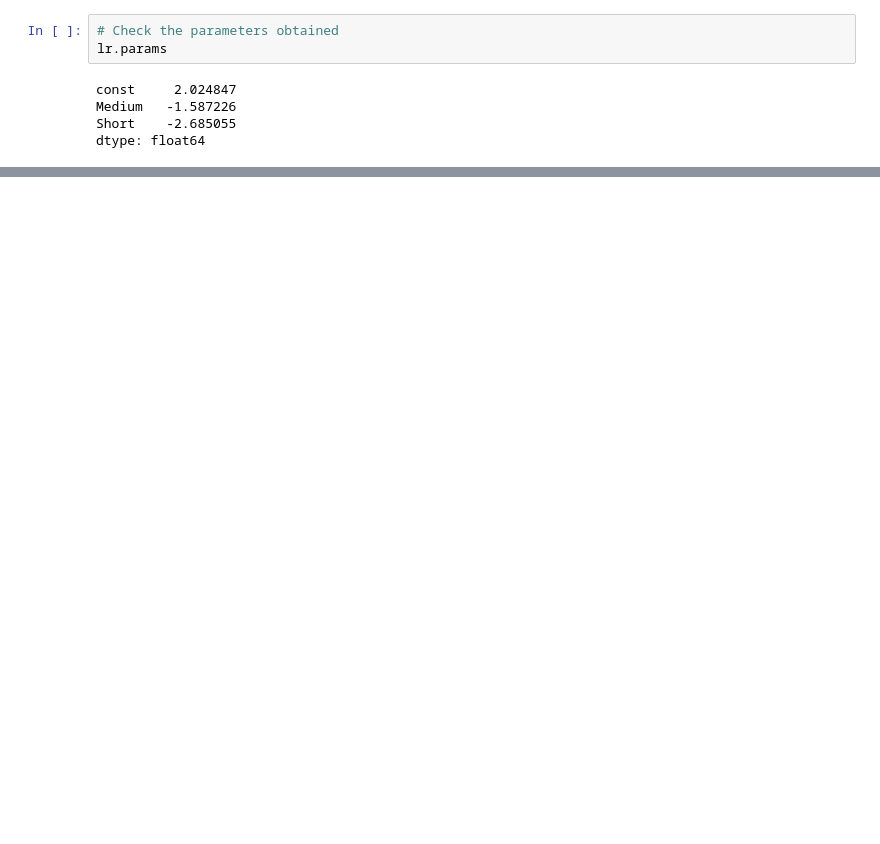
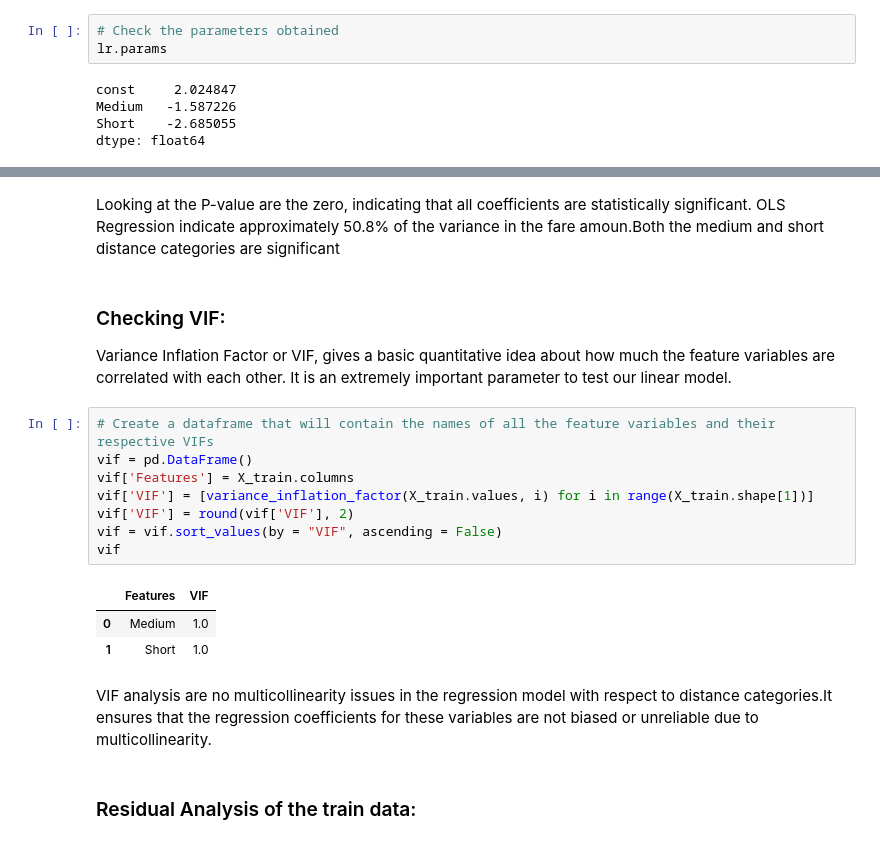
Before and after one commit to Aashhajare07/UBER---Predict-the-fare-amount-of-future-rides, a Jupyter notebook: Project_Uber.ipynb, the cells around one changed output, grey strips where cells are left out. Drawn from its saved outputs; the diff is of its cells as text; blank space fills up the shorter version.

```diff
--- a/Project_Uber.ipynb
+++ b/Project_Uber.ipynb
@@ -760,3 +777,25 @@ Covariance Type:            nonrobust
 
 Notes:
 [1] Standard Errors assume that the covariance matrix of the errors is correctly specified.
+# %% [markdown]
+Looking at the P-value are the zero, indicating that all coefficients are statistically significant. OLS Regression indicate approximately 50.8% of the variance in the fare amoun.Both the medium and short distance categories are significant
+# %% [markdown]
+### Checking VIF:
+
+Variance Inflation Factor or VIF, gives a basic quantitative idea about how much the feature variables are correlated with each other. It is an extremely important parameter to test our linear model.
+# %%
+# Create a dataframe that will contain the names of all the feature variables and their respective VIFs
+vif = pd.DataFrame()
+vif['Features'] = X_train.columns
+vif['VIF'] = [variance_inflation_factor(X_train.values, i) for i in range(X_train.shape[1])]
+vif['VIF'] = round(vif['VIF'], 2)
+vif = vif.sort_values(by = "VIF", ascending = False)
+vif
+# %% [output]
+|  | Features | VIF |
+| 0 | Medium | 1.0 |
+| 1 | Short | 1.0 |
+# %% [markdown]
+VIF analysis are no multicollinearity issues in the regression model with respect to distance categories.It ensures that the regression coefficients for these variables are not biased or unreliable due to multicollinearity.
+# %% [markdown]
+### Residual Analysis of the train data:
```
Also changed, not shown: parts of 35 cells of this notebook.
